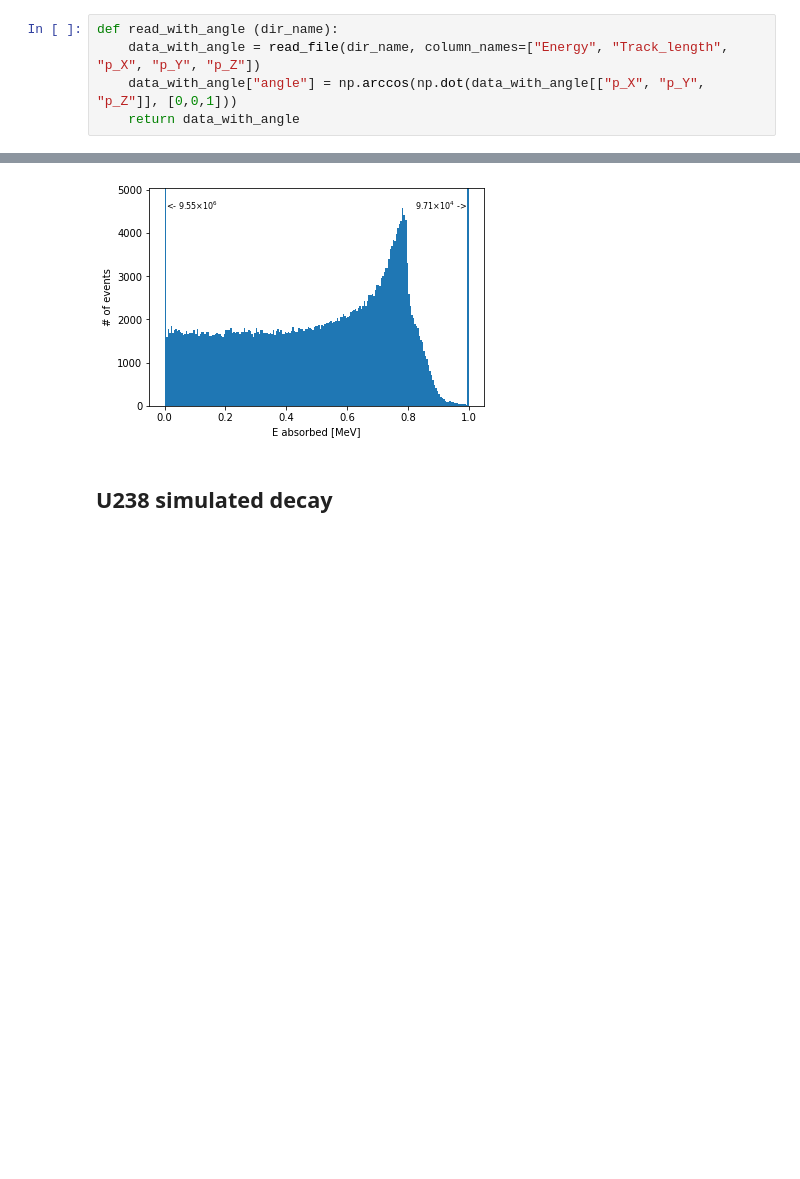
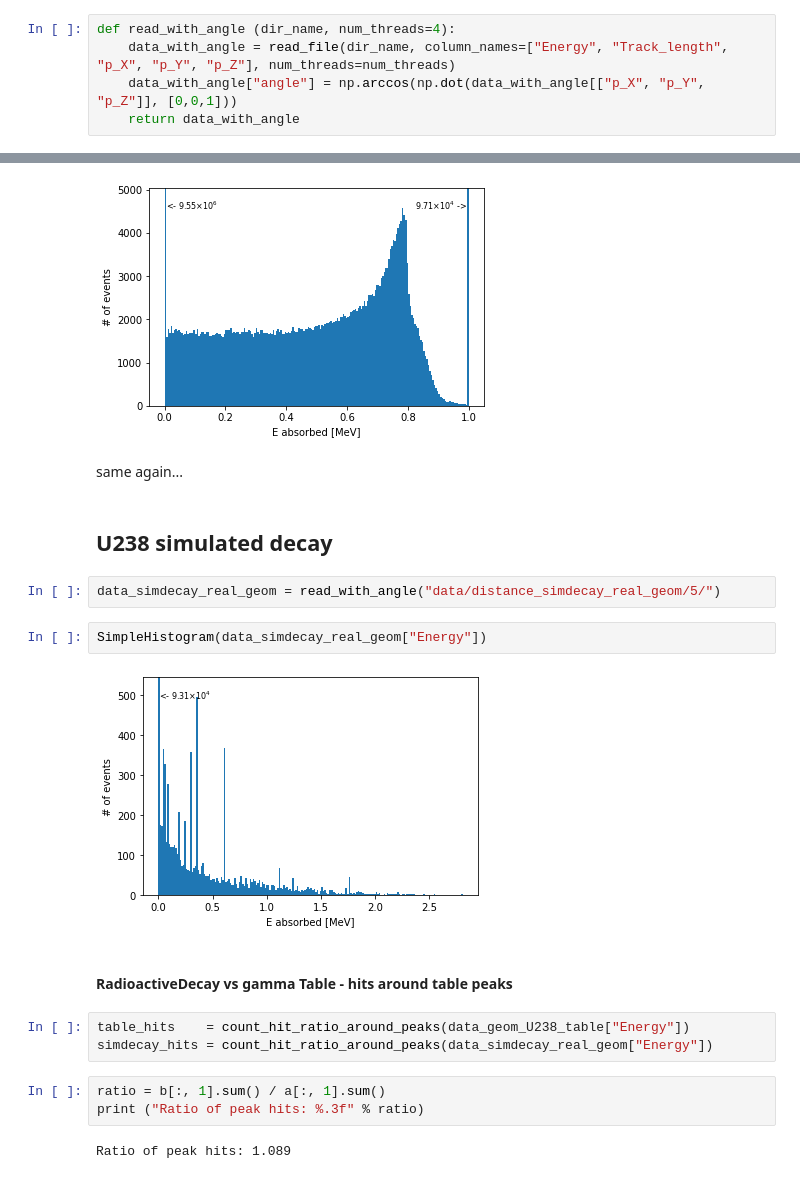
Before and after one commit to Balazzs/HPGECalorimeter, a Jupyter notebook: Analysis.ipynb, the cells around one changed output, grey strips where cells are left out. Saved outputs shown, nothing was run; the diff lists cells and outputs as text; blank space fills up the shorter version.

```diff
--- a/Analysis.ipynb
+++ b/Analysis.ipynb
@@ -27,7 +49,7 @@ def read_file(folder_name = "./", file_name="B4_nt_B4_t%i.csv", num_threads=4, c
 
     return data
 # %%
-def read_with_angle (dir_name):
-    data_with_angle = read_file(dir_name, column_names=["Energy", "Track_length", "p_X", "p_Y", "p_Z"])
+def read_with_angle (dir_name, num_threads=4):
+    data_with_angle = read_file(dir_name, column_names=["Energy", "Track_length", "p_X", "p_Y", "p_Z"], num_threads=num_threads)
     data_with_angle["angle"] = np.arccos(np.dot(data_with_angle[["p_X", "p_Y", "p_Z"]], [0,0,1]))
     return data_with_angle
@@ -357,5 +418,23 @@ data_mono_real_geom = read_with_angle("data/real_geom_monoenergetic_1MeV_5cm/")
 SimpleHistogram(data_mono_real_geom["Energy"])
 # %% [output]
 [figure]
+# %% [markdown]
+same again...
 # %% [markdown]
 ## U238 simulated decay
+# %%
+data_simdecay_real_geom = read_with_angle("data/distance_simdecay_real_geom/5/")
+# %%
+SimpleHistogram(data_simdecay_real_geom["Energy"])
+# %% [output]
+[figure, added]
+# %% [markdown]
+#### RadioactiveDecay vs gamma Table - hits around table peaks
+# %%
+table_hits    = count_hit_ratio_around_peaks(data_geom_U238_table["Energy"])
+simdecay_hits = count_hit_ratio_around_peaks(data_simdecay_real_geom["Energy"])
+# %%
+ratio = b[:, 1].sum() / a[:, 1].sum()
+print ("Ratio of peak hits: %.3f" % ratio)
+# %% [output]
+Ratio of peak hits: 1.089
```
Also changed, not shown: parts of 37 cells of this notebook.
